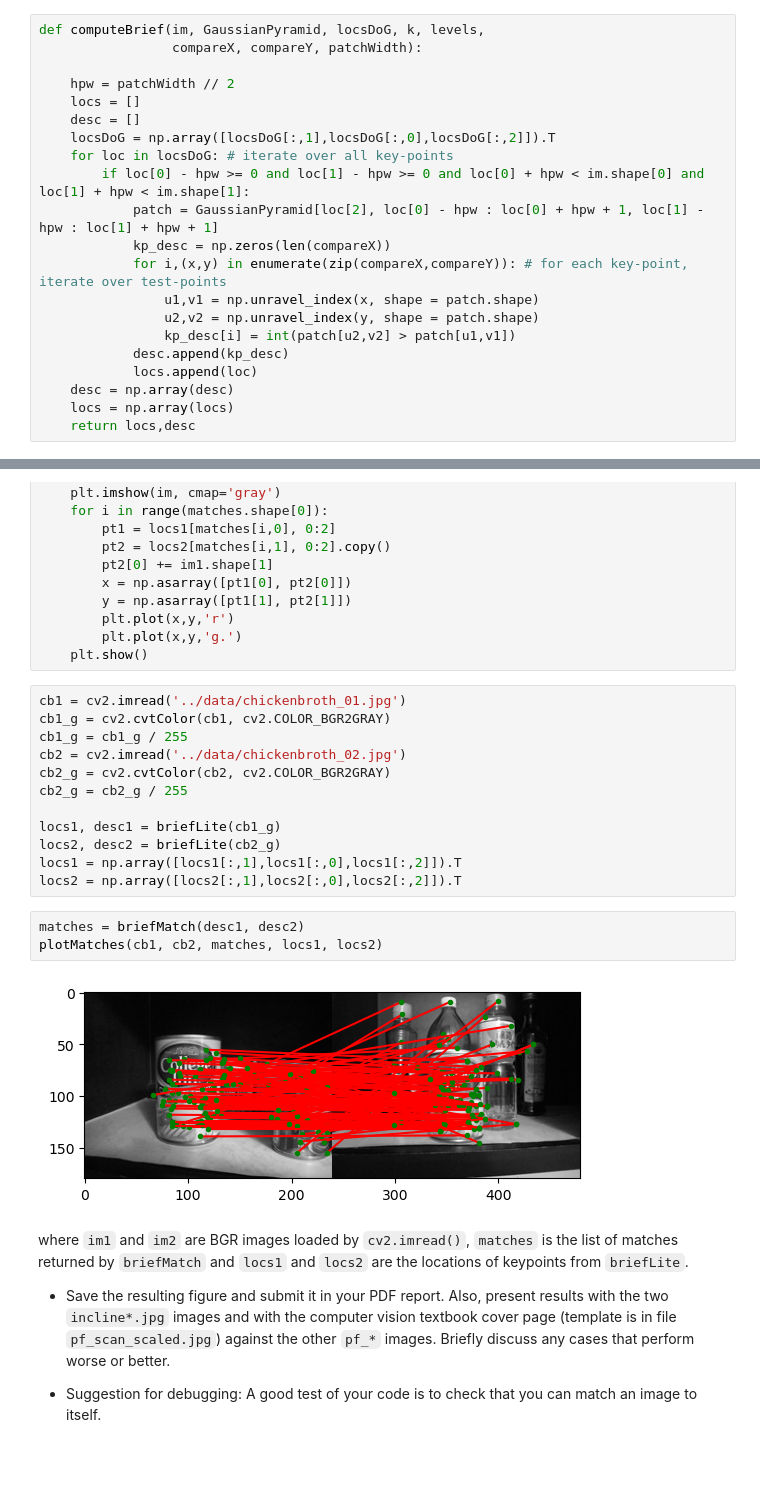
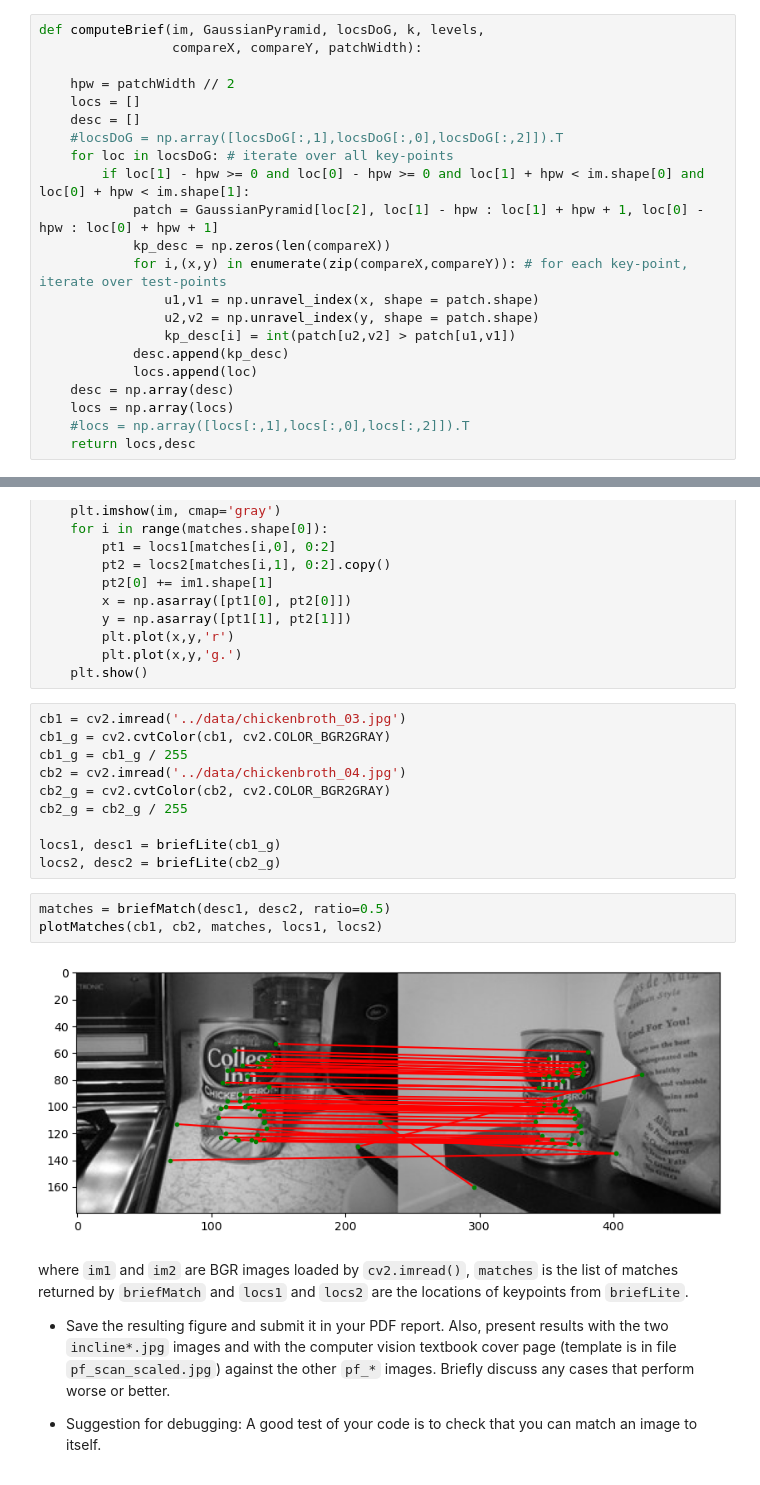
Before and after one commit to oronbar/046746---Algorithms-and-Applications-in-Computer-Vision, a Jupyter notebook: hw2_features_descriptors/code/ee046746_hw2_features.ipynb, the cells around one changed output, grey strips where cells are left out. Cells and saved outputs as stored; diff of their text form.

```diff
--- a/hw2_features_descriptors/code/ee046746_hw2_features.ipynb
+++ b/hw2_features_descriptors/code/ee046746_hw2_features.ipynb
@@ -407,10 +407,10 @@ def computeBrief(im, GaussianPyramid, locsDoG, k, levels,
     hpw = patchWidth // 2
     locs = []
     desc = []
-    locsDoG = np.array([locsDoG[:,1],locsDoG[:,0],locsDoG[:,2]]).T
+    #locsDoG = np.array([locsDoG[:,1],locsDoG[:,0],locsDoG[:,2]]).T
     for loc in locsDoG: # iterate over all key-points
-        if loc[0] - hpw >= 0 and loc[1] - hpw >= 0 and loc[0] + hpw < im.shape[0] and loc[1] + hpw < im.shape[1]:
-            patch = GaussianPyramid[loc[2], loc[0] - hpw : loc[0] + hpw + 1, loc[1] - hpw : loc[1] + hpw + 1]
+        if loc[1] - hpw >= 0 and loc[0] - hpw >= 0 and loc[1] + hpw < im.shape[0] and loc[0] + hpw < im.shape[1]:
+            patch = GaussianPyramid[loc[2], loc[1] - hpw : loc[1] + hpw + 1, loc[0] - hpw : loc[0] + hpw + 1]
             kp_desc = np.zeros(len(compareX))
             for i,(x,y) in enumerate(zip(compareX,compareY)): # for each key-point, iterate over test-points
                 u1,v1 = np.unravel_index(x, shape = patch.shape)
@@ -420,6 +420,7 @@ def computeBrief(im, GaussianPyramid, locsDoG, k, levels,
             locs.append(loc)
     desc = np.array(desc)
     locs = np.array(locs)
+    #locs = np.array([locs[:,1],locs[:,0],locs[:,2]]).T
     return locs,desc
 # %% [markdown]
 Where `im` is a grayscale image with values from 0 to 1, `locsDoG` are the keypoint locations returned by the DoG detector from Section 1.6, `levels` are the Gaussian scale levels that were given in Section 1, and `compareX` and `compareY` are the test patterns computed in Section 2.1 and were saved into `testPattern.mat` (load them with `scipy.io.loadmat()`, <a href="https://docs.scipy.org/doc/scipy/reference/generated/scipy.io.loadmat.html">read more</a>).
@@ -503,22 +504,20 @@ def plotMatches(im1, im2, matches, locs1, locs2):
         plt.plot(x,y,'g.')
     plt.show()
 # %%
-cb1 = cv2.imread('../data/chickenbroth_01.jpg')
+cb1 = cv2.imread('../data/chickenbroth_03.jpg')
 cb1_g = cv2.cvtColor(cb1, cv2.COLOR_BGR2GRAY)
 cb1_g = cb1_g / 255
-cb2 = cv2.imread('../data/chickenbroth_02.jpg')
+cb2 = cv2.imread('../data/chickenbroth_04.jpg')
 cb2_g = cv2.cvtColor(cb2, cv2.COLOR_BGR2GRAY)
 cb2_g = cb2_g / 255
 
 locs1, desc1 = briefLite(cb1_g)
 locs2, desc2 = briefLite(cb2_g)
-locs1 = np.array([locs1[:,1],locs1[:,0],locs1[:,2]]).T
-locs2 = np.array([locs2[:,1],locs2[:,0],locs2[:,2]]).T
 # %%
-matches = briefMatch(desc1, desc2)
+matches = briefMatch(desc1, desc2, ratio=0.5)
 plotMatches(cb1, cb2, matches, locs1, locs2)
 # %% [output]
-[figure, old version]
+[figure, new version]
 # %% [markdown]
 where `im1` and `im2` are BGR images loaded by `cv2.imread()`, `matches` is the list of matches returned by `briefMatch` and `locs1` and `locs2` are the locations of keypoints from `briefLite`.
 
```
Also changed, not shown: parts of 5 cells of this notebook, 1 other file.
